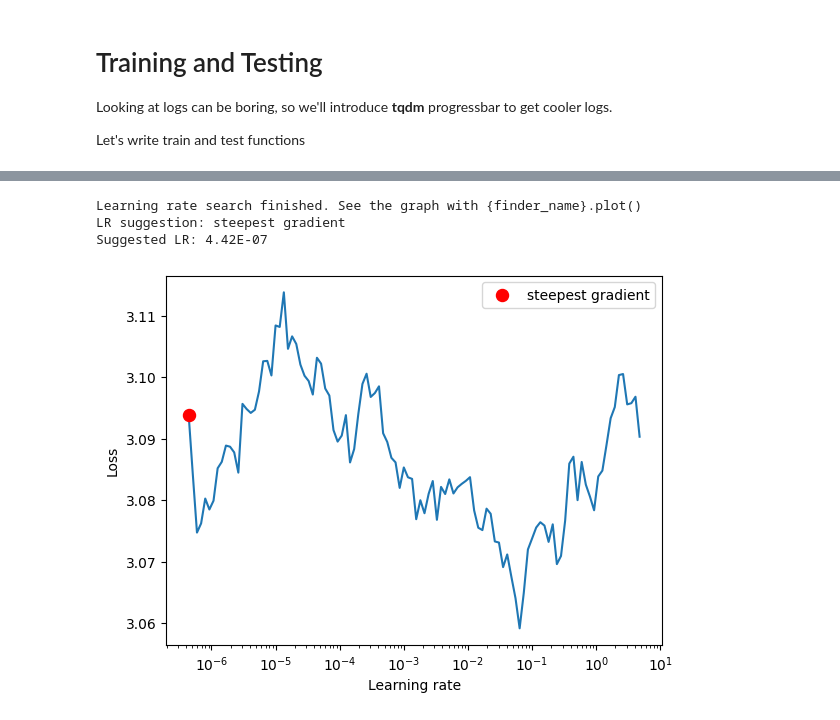
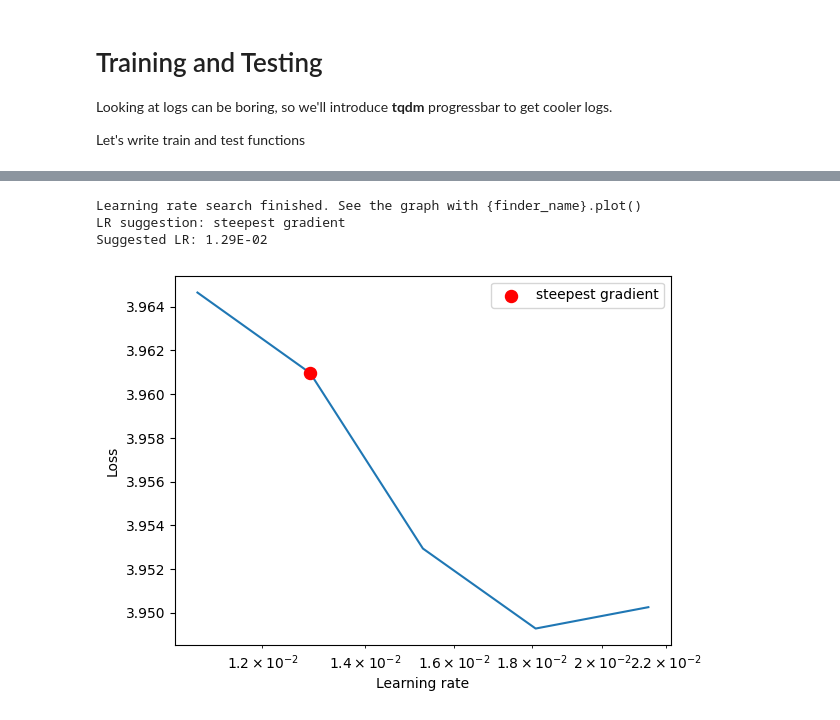
Before and after one commit to 11kartheek/ERA-v2, a Jupyter notebook: s10/kartheekB_S10.ipynb, the cells around one changed output, grey strips where cells are left out. Cells and saved outputs as stored; diff of their text form; code cells hidden in the pictures.

```diff
--- a/s10/kartheekB_S10.ipynb
+++ b/s10/kartheekB_S10.ipynb
@@ -161,18 +157,18 @@ from torch.optim.lr_scheduler import StepLR
 use_cuda = torch.cuda.is_available()
 device = torch.device("cuda" if use_cuda else "cpu")
 model =  Net().to(device)
-optimizer = optim.Adam(model.parameters(),lr = 0.001)
+optimizer = optim.Adam(model.parameters(),lr = 0.005)
 criterion = nn.CrossEntropyLoss()
 from torch.optim.lr_scheduler import OneCycleLR
 
-LRMIN = 0.001
-LRMAX = 0.1
+LRMIN = 0.002
+LRMAX = 0.02
 total_epochs = 24
-max_at_epoch = 5
+max_at_epoch = 10
 
 # One Cycle Policy scheduler
 scheduler = OneCycleLR(optimizer, max_lr=LRMAX, epochs=total_epochs,
-                       steps_per_epoch=len(train_loader), pct_start=max_at_epoch/total_epochs, anneal_strategy='cos',
+                       steps_per_epoch=len(train_loader), pct_start=max_at_epoch/total_epochs, anneal_strategy='linear',
                        div_factor=LRMAX/LRMIN)
 
 EPOCHS = 24
@@ -240,14 +236,14 @@ Successfully installed torch-lr-finder-0.2.1
 # %%
 from torch_lr_finder import LRFinder
 criterion = nn.CrossEntropyLoss()
-optimizer = optim.Adam(model.parameters(),lr = 0.0000001)
+optimizer = optim.Adam(model.parameters())
 model =  Net().to(device)
 lr_finder = LRFinder(model, optimizer, criterion, device="cuda")
-lr_finder.range_test(train_loader, end_lr=10, num_iter=125)
+lr_finder.range_test(train_loader,start_lr = 0.002, end_lr=0.05, num_iter=20)
 lr_finder.plot() # to inspect the loss-learning rate graph
 lr_finder.reset()
 # %% [output]
 Learning rate search finished. See the graph with {finder_name}.plot()
 LR suggestion: steepest gradient
-Suggested LR: 4.42E-07
+Suggested LR: 1.29E-02
-[figure, old version]
+[figure, new version]
```
Also changed, not shown: parts of 6 cells of this notebook.
